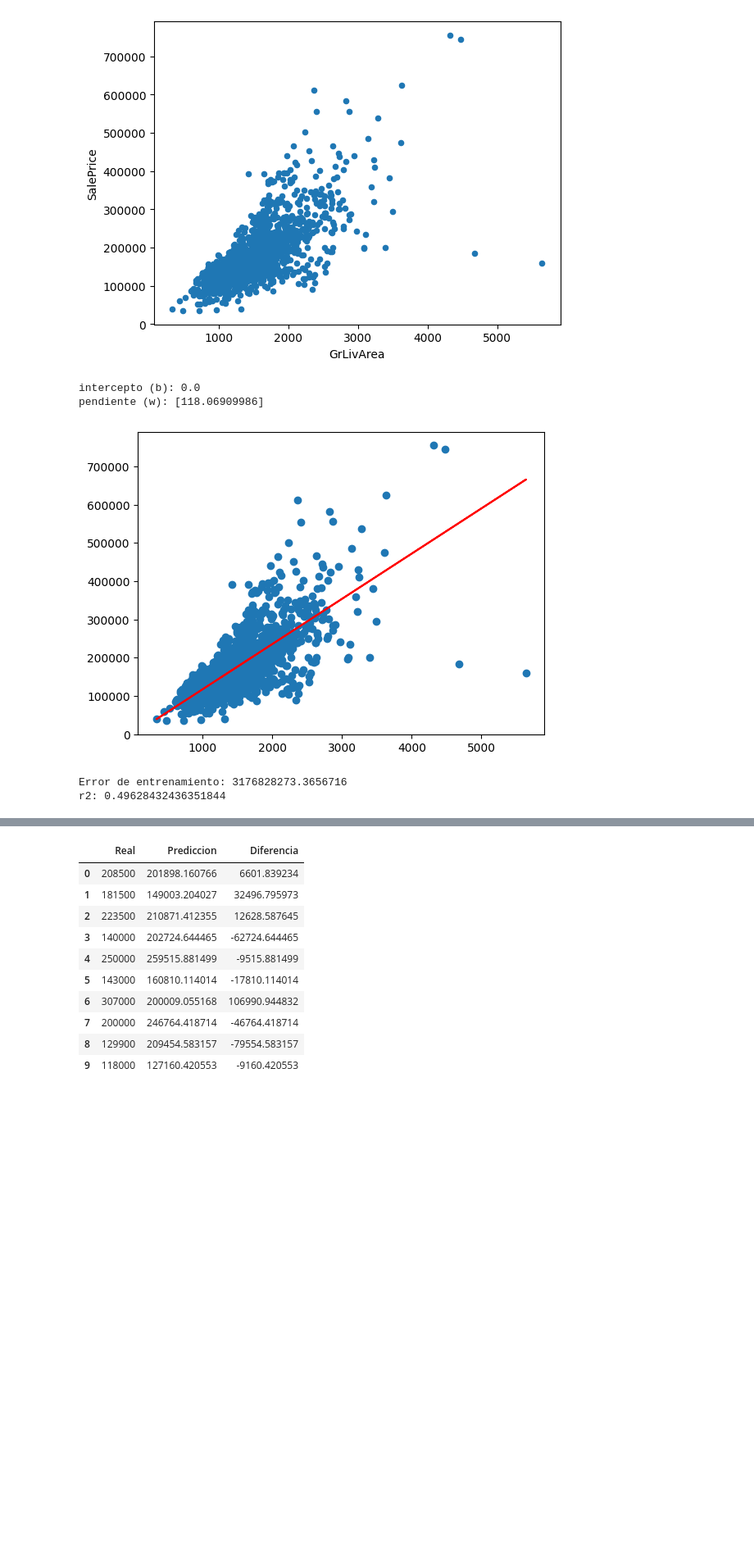
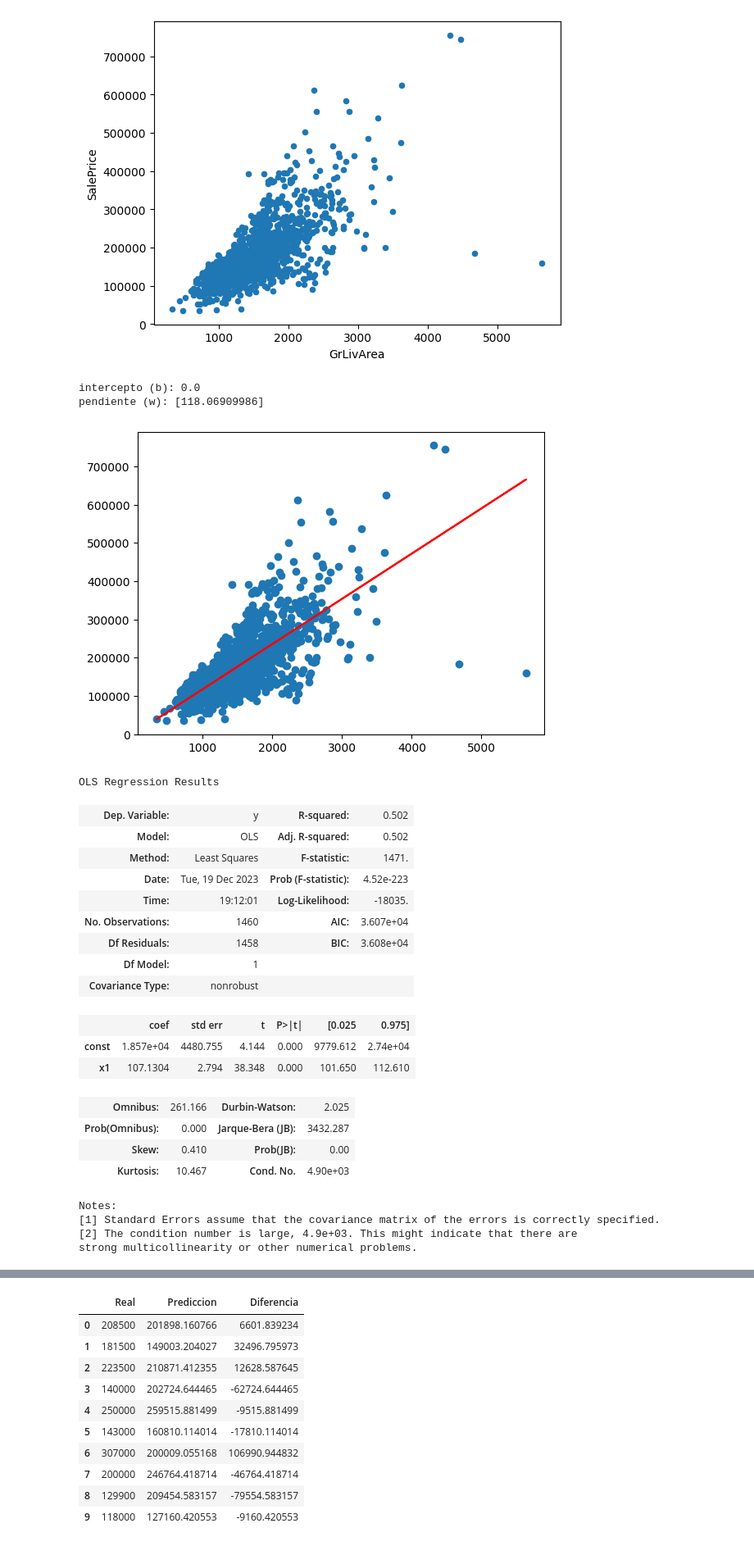
Before and after one commit to Lemito66/Maestria, a Jupyter notebook: MachineLearning/Proyecto/project.ipynb, the cells around one changed output, grey strips where cells are left out. Shown at 82% size. Saved outputs shown, nothing was run; the diff lists cells and outputs as text; code cells hidden in the pictures; blank space fills up the shorter version.

```diff
--- a/MachineLearning/Proyecto/project.ipynb
+++ b/MachineLearning/Proyecto/project.ipynb
@@ -60,6 +61,9 @@ Y_train = np.array(train['SalePrice'])
 model = LinearRegression(fit_intercept=False)
 model.fit(X_train, Y_train)
 
+
+
+
 # imprimiendo parametros
 print(f"intercepto (b): {model.intercept_}")
 print(f"pendiente (w): {model.coef_}")
@@ -68,19 +72,34 @@ print(f"pendiente (w): {model.coef_}")
 plt.scatter(X_train, Y_train)
 plt.plot(X_train, model.predict(X_train), color='red')
 plt.show()
-
-# calculando el error
-from sklearn.metrics import mean_squared_error
-train_error = mean_squared_error(Y_train, model.predict(X_train))
-print(f"Error de entrenamiento: {train_error}")
-
-# saber el r2
-from sklearn.metrics import r2_score
-r2 = r2_score(Y_train, model.predict(X_train))
-print(f"r2: {r2}")
 # %% [output]
 intercepto (b): 0.0
 pendiente (w): [118.06909986]
 [figure]
-Error de entrenamiento: 3176828273.3656716
-r2: 0.49628432436351844
+# %%
+# ver todas las caracteristicas del modelo
+X_train = sm.add_constant(X_train)
+model = sm.OLS(Y_train, X_train).fit()
+model.summary()
+# %% [output]
+OLS Regression Results
+| Dep. Variable: | y | R-squared: | 0.502 |
+| Model: | OLS | Adj. R-squared: | 0.502 |
+| Method: | Least Squares | F-statistic: | 1471. |
+| Date: | Tue, 19 Dec 2023 | Prob (F-statistic): | 4.52e-223 |
+| Time: | 19:12:01 | Log-Likelihood: | -18035. |
+| No. Observations: | 1460 | AIC: | 3.607e+04 |
+| Df Residuals: | 1458 | BIC: | 3.608e+04 |
+| Df Model: | 1 |  |  |
+| Covariance Type: | nonrobust |  |  |
+|  | coef | std err | t | P>|t| | [0.025 | 0.975] |
+| const | 1.857e+04 | 4480.755 | 4.144 | 0.000 | 9779.612 | 2.74e+04 |
+| x1 | 107.1304 | 2.794 | 38.348 | 0.000 | 101.650 | 112.610 |
+| Omnibus: | 261.166 | Durbin-Watson: | 2.025 |
+| Prob(Omnibus): | 0.000 | Jarque-Bera (JB): | 3432.287 |
+| Skew: | 0.410 | Prob(JB): | 0.00 |
+| Kurtosis: | 10.467 | Cond. No. | 4.90e+03 |
+Notes:
+[1] Standard Errors assume that the covariance matrix of the errors is correctly specified.
+[2] The condition number is large, 4.9e+03. This might indicate that there are
+strong multicollinearity or other numerical problems.
```
Also changed, not shown: parts of 3 cells of this notebook.
